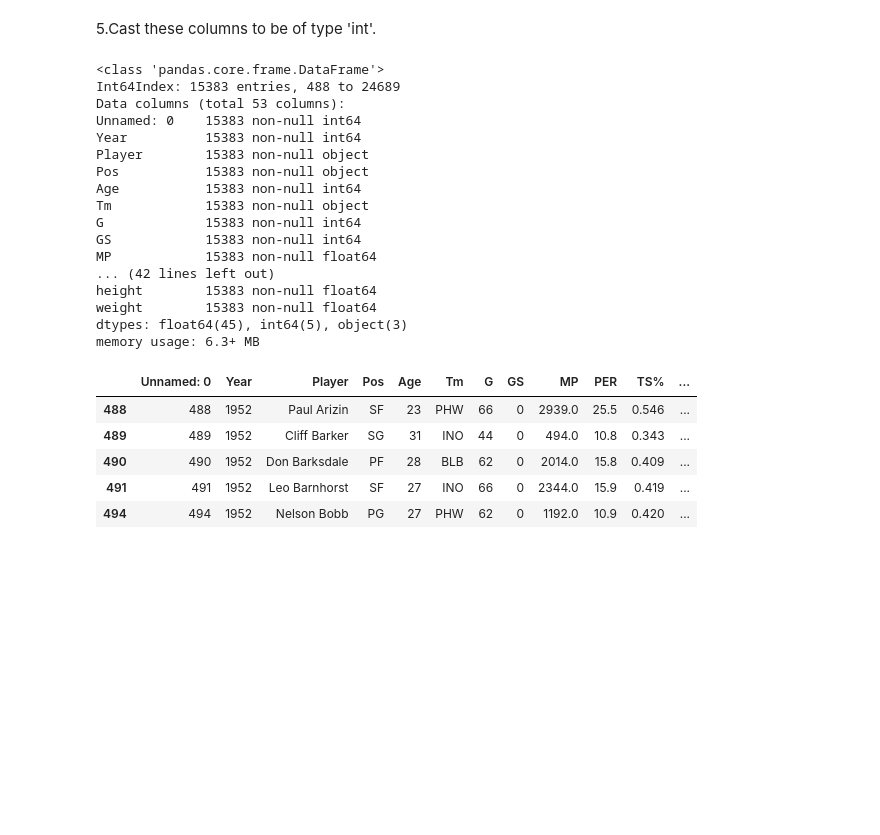
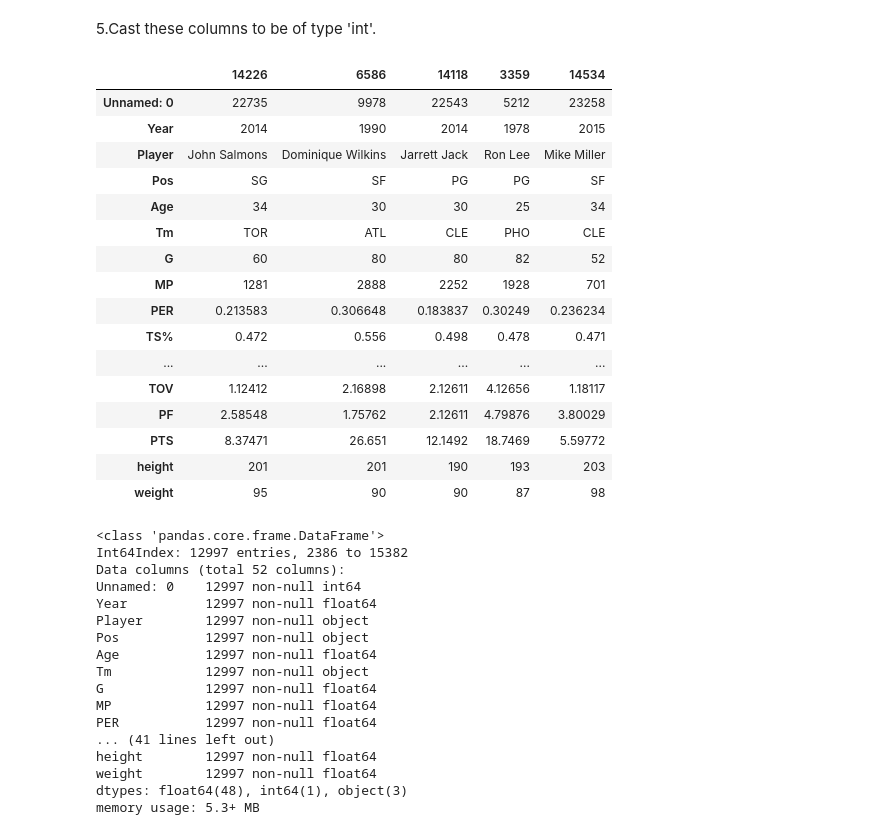
Before and after one commit to yidingweng/SpringBoard, a Jupyter notebook: Capstone 1/Capstone 1_DataWrangling.ipynb, the cells around one changed output. Cells and saved outputs as stored; diff of their text form; code cells hidden in the pictures; blank space fills up the shorter version.

Commit message:
DataWrangling_revision

```diff
--- a/Capstone 1/Capstone 1_DataWrangling.ipynb
+++ b/Capstone 1/Capstone 1_DataWrangling.ipynb
@@ -46,7 +109,8 @@ players.head(5)
 1.The players have unique names (checked at the beginning), we can merge the two dataframes using the 'Player' column.
 # %%
 data = pd.merge(df2, players[['Player', 'height', 'weight']], left_on='Player', right_on='Player', right_index=False,
-      how='left', sort=False).fillna(value=0)
+      how='left', sort=False)
+#.fillna(value=0)
 # %% [markdown]
 2.Using rate statistics (i.e. points per game) or cumulative statistics (i.e. total points) can be misleading when it comes to analysis because these statistics tend to inflate players with lengthier careers. To deal with outliers, I instituted a minimum threshold of 40 games played. Also I keep only players with more than 400 minutes for each season (with a 82 games regular season, thats around 5 minutes per game. Players with less than that will be only anecdotical, and will distort the analysis).
 # %%
@@ -76,0 +166,6 @@ data.tail()
+# %%
+threePointsCol = ['3P','3PA','3P%','3PAr']
+for feature in threePointsCol:
+    data[feature] = data[feature].fillna(0)
+del data['GS']
+data[threePointsCol].info()
@@ -77,26 +200,49 @@ data.tail()
+# %%
+data = data[~(data['Year'] < 1974)]
 # %% [markdown]
 5.Cast these columns to be of type 'int'.
 # %%
-integerCol = ['Year','Age', 'G', 'GS']
+integerCol = ['Year','Age', 'G']
 for feature in integerCol:
     data[feature] = data[feature].astype(dtype ='int')
+# %%
+pd.options.display.max_columns = None
+data.sample(5).transpose()
+# %% [output]
+|  | 14226 | 6586 | 14118 | 3359 | 14534 |
+| Unnamed: 0 | 22735 | 9978 | 22543 | 5212 | 23258 |
+| Year | 2014 | 1990 | 2014 | 1978 | 2015 |
+| Player | John Salmons | Dominique Wilkins | Jarrett Jack | Ron Lee | Mike Miller |
+| Pos | SG | SF | PG | PG | SF |
+| Age | 34 | 30 | 30 | 25 | 34 |
+| Tm | TOR | ATL | CLE | PHO | CLE |
+| G | 60 | 80 | 80 | 82 | 52 |
+| MP | 1281 | 2888 | 2252 | 1928 | 701 |
+| PER | 0.213583 | 0.306648 | 0.183837 | 0.30249 | 0.236234 |
+| TS% | 0.472 | 0.556 | 0.498 | 0.478 | 0.471 |
+| ... | ... | ... | ... | ... | ... |
+| TOV | 1.12412 | 2.16898 | 2.12611 | 4.12656 | 1.18117 |
+| PF | 2.58548 | 1.75762 | 2.12611 | 4.79876 | 3.80029 |
+| PTS | 8.37471 | 26.651 | 12.1492 | 18.7469 | 5.59772 |
+| height | 201 | 201 | 190 | 193 | 203 |
+| weight | 95 | 90 | 90 | 87 | 98 |
 # %%
 data.info()
 # %% [output]
 <class 'pandas.core.frame.DataFrame'>
-Int64Index: 15383 entries, 488 to 24689
-Data columns (total 53 columns):
-Unnamed: 0    15383 non-null int64
-Year          15383 non-null int64
-Player        15383 non-null object
-Pos           15383 non-null object
-Age           15383 non-null int64
-Tm            15383 non-null object
-G             15383 non-null int64
-GS            15383 non-null int64
-MP            15383 non-null float64
-... (42 lines left out)
-height        15383 non-null float64
-weight        15383 non-null float64
-dtypes: float64(45), int64(5), object(3)
-memory usage: 6.3+ MB
+Int64Index: 12997 entries, 2386 to 15382
+Data columns (total 52 columns):
+Unnamed: 0    12997 non-null int64
+Year          12997 non-null float64
+Player        12997 non-null object
+Pos           12997 non-null object
+Age           12997 non-null float64
+Tm            12997 non-null object
+G             12997 non-null float64
+MP            12997 non-null float64
+PER           12997 non-null float64
+... (41 lines left out)
+height        12997 non-null float64
+weight        12997 non-null float64
+dtypes: float64(48), int64(1), object(3)
+memory usage: 5.3+ MB
@@ -105,9 +248,0 @@ pd.options.display.max_columns = None
-# %%
-data.head()
-# %% [output]
-|  | Unnamed: 0 | Year | Player | Pos | Age | Tm | G | GS | MP | PER | TS% | ... |
-| 488 | 488 | 1952 | Paul Arizin | SF | 23 | PHW | 66 | 0 | 2939.0 | 25.5 | 0.546 | ... |
-| 489 | 489 | 1952 | Cliff Barker | SG | 31 | INO | 44 | 0 | 494.0 | 10.8 | 0.343 | ... |
-| 490 | 490 | 1952 | Don Barksdale | PF | 28 | BLB | 62 | 0 | 2014.0 | 15.8 | 0.409 | ... |
-| 491 | 491 | 1952 | Leo Barnhorst | SF | 27 | INO | 66 | 0 | 2344.0 | 15.9 | 0.419 | ... |
-| 494 | 494 | 1952 | Nelson Bobb | PG | 27 | PHW | 62 | 0 | 1192.0 | 10.9 | 0.420 | ... |
```
Also changed, not shown: parts of 14 cells of this notebook, 1 other file.
